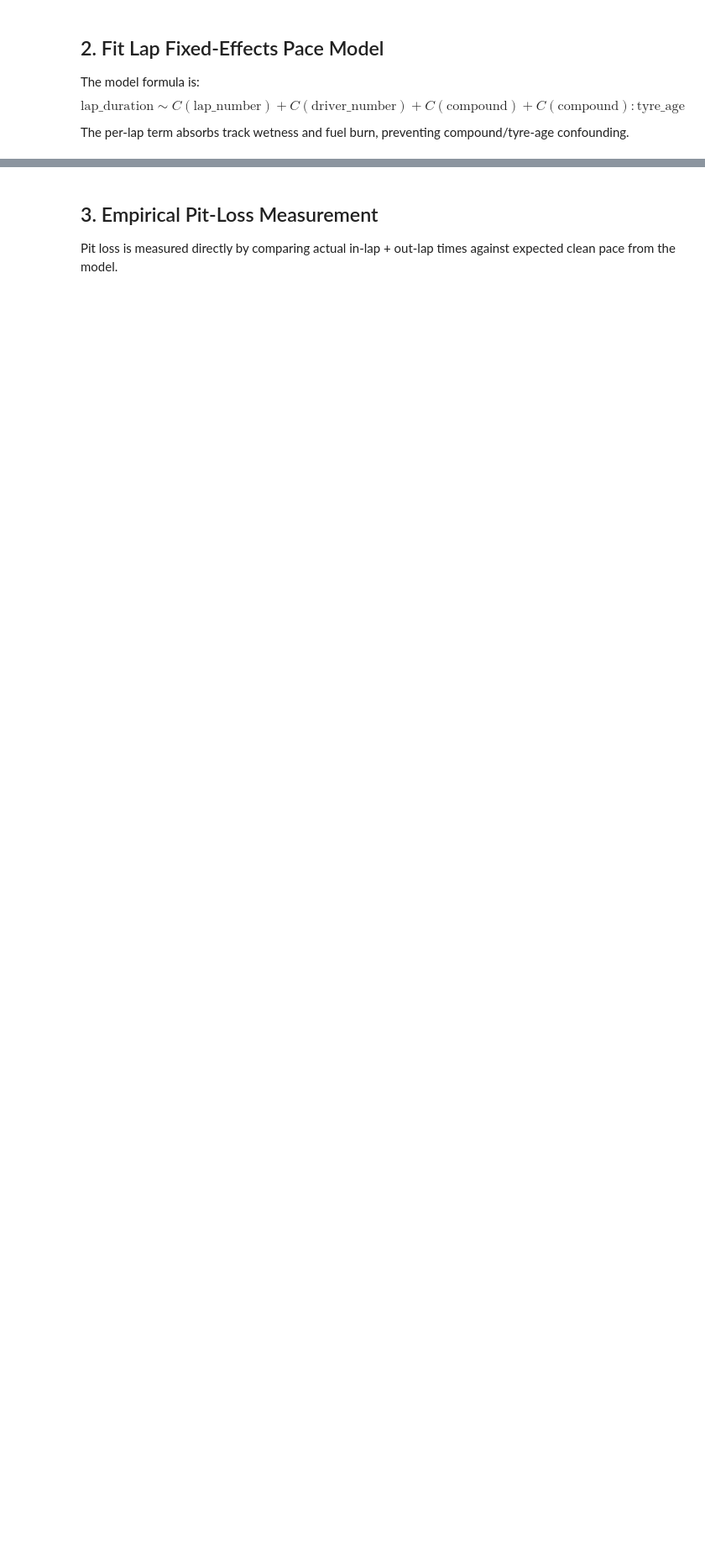
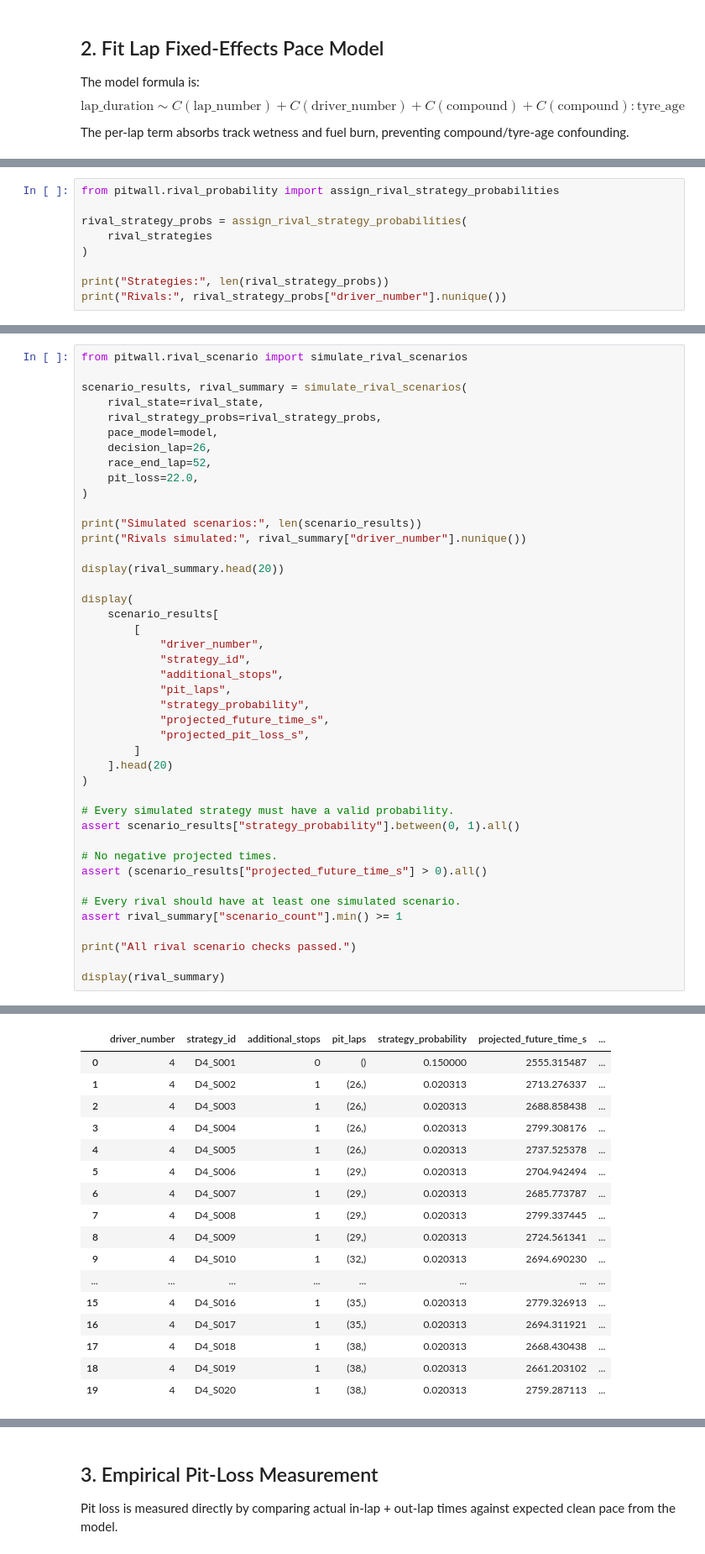
Before and after one commit to nihankale07-bot/pitwall, a Jupyter notebook: notebooks/12_replay_engine.ipynb, the cells around one changed output, grey strips where cells are left out. Shown at 84% size. Drawn from its saved outputs; the diff is of its cells as text; blank space fills up the shorter version.

```diff
--- a/notebooks/12_replay_engine.ipynb
+++ b/notebooks/12_replay_engine.ipynb
@@ -51,0 +900,9 @@ pd.DataFrame(coef_data)
+# %%
+from pitwall.rival_probability import assign_rival_strategy_probabilities
+
+rival_strategy_probs = assign_rival_strategy_probabilities(
+    rival_strategies
+)
+
+print("Strategies:", len(rival_strategy_probs))
+print("Rivals:", rival_strategy_probs["driver_number"].nunique())
@@ -51,0 +912,44 @@ pd.DataFrame(coef_data)
+# %%
+from pitwall.rival_scenario import simulate_rival_scenarios
+
+scenario_results, rival_summary = simulate_rival_scenarios(
+    rival_state=rival_state,
+    rival_strategy_probs=rival_strategy_probs,
+    pace_model=model,
+    decision_lap=26,
+    race_end_lap=52,
+    pit_loss=22.0,
+)
+
+print("Simulated scenarios:", len(scenario_results))
+print("Rivals simulated:", rival_summary["driver_number"].nunique())
+
+display(rival_summary.head(20))
+
+display(
+    scenario_results[
+        [
+            "driver_number",
+            "strategy_id",
+            "additional_stops",
+            "pit_laps",
+            "strategy_probability",
+            "projected_future_time_s",
+            "projected_pit_loss_s",
+        ]
+    ].head(20)
+)
+
+# Every simulated strategy must have a valid probability.
+assert scenario_results["strategy_probability"].between(0, 1).all()
+
+# No negative projected times.
+assert (scenario_results["projected_future_time_s"] > 0).all()
+
+# Every rival should have at least one simulated scenario.
+assert rival_summary["scenario_count"].min() >= 1
+
+print("All rival scenario checks passed.")
+
+display(rival_summary)
+# %% [output]
@@ -51,0 +975,17 @@ pd.DataFrame(coef_data)
+|  | driver_number | strategy_id | additional_stops | pit_laps | strategy_probability | projected_future_time_s | ... |
+| 0 | 4 | D4_S001 | 0 | () | 0.150000 | 2555.315487 | ... |
+| 1 | 4 | D4_S002 | 1 | (26,) | 0.020313 | 2713.276337 | ... |
+| 2 | 4 | D4_S003 | 1 | (26,) | 0.020313 | 2688.858438 | ... |
+| 3 | 4 | D4_S004 | 1 | (26,) | 0.020313 | 2799.308176 | ... |
+| 4 | 4 | D4_S005 | 1 | (26,) | 0.020313 | 2737.525378 | ... |
+| 5 | 4 | D4_S006 | 1 | (29,) | 0.020313 | 2704.942494 | ... |
+| 6 | 4 | D4_S007 | 1 | (29,) | 0.020313 | 2685.773787 | ... |
+| 7 | 4 | D4_S008 | 1 | (29,) | 0.020313 | 2799.337445 | ... |
+| 8 | 4 | D4_S009 | 1 | (29,) | 0.020313 | 2724.561341 | ... |
+| 9 | 4 | D4_S010 | 1 | (32,) | 0.020313 | 2694.690230 | ... |
+| ... | ... | ... | ... | ... | ... | ... | ... |
+| 15 | 4 | D4_S016 | 1 | (35,) | 0.020313 | 2779.326913 | ... |
+| 16 | 4 | D4_S017 | 1 | (35,) | 0.020313 | 2694.311921 | ... |
+| 17 | 4 | D4_S018 | 1 | (38,) | 0.020313 | 2668.430438 | ... |
+| 18 | 4 | D4_S019 | 1 | (38,) | 0.020313 | 2661.203102 | ... |
+| 19 | 4 | D4_S020 | 1 | (38,) | 0.020313 | 2759.287113 | ... |
```
Also changed, not shown: parts of 65 cells of this notebook, 11 other files.
